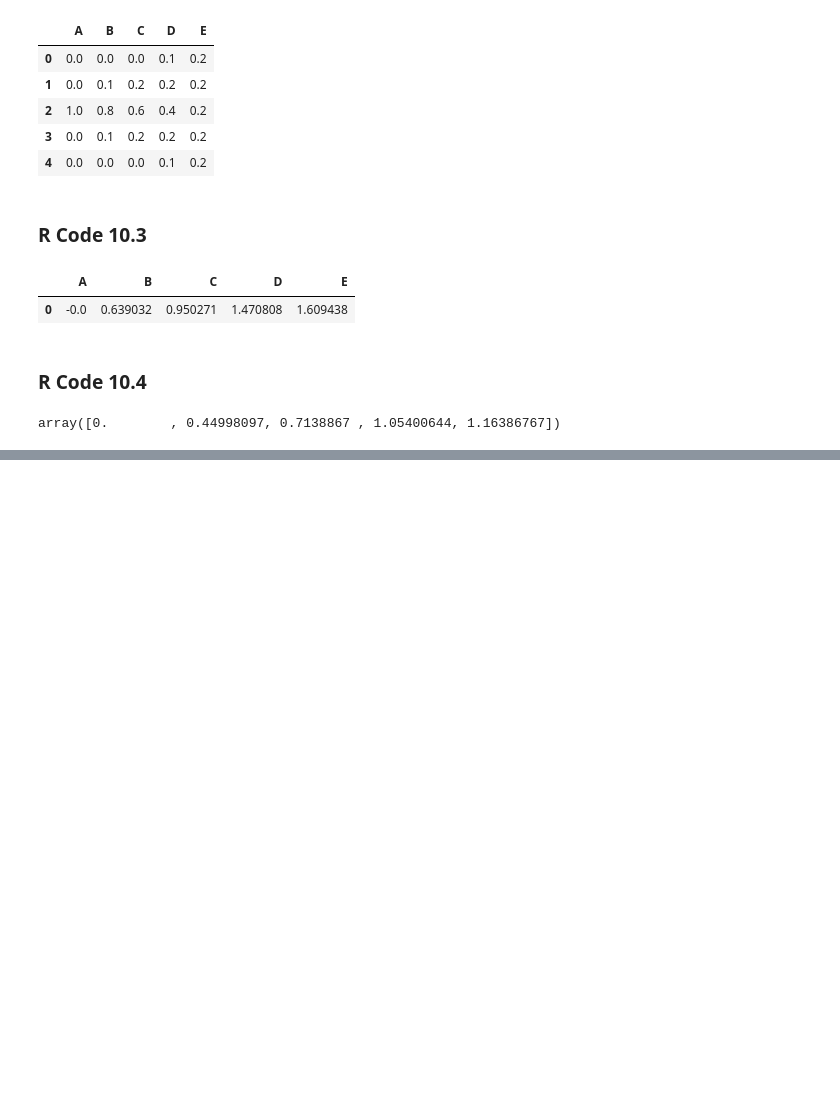
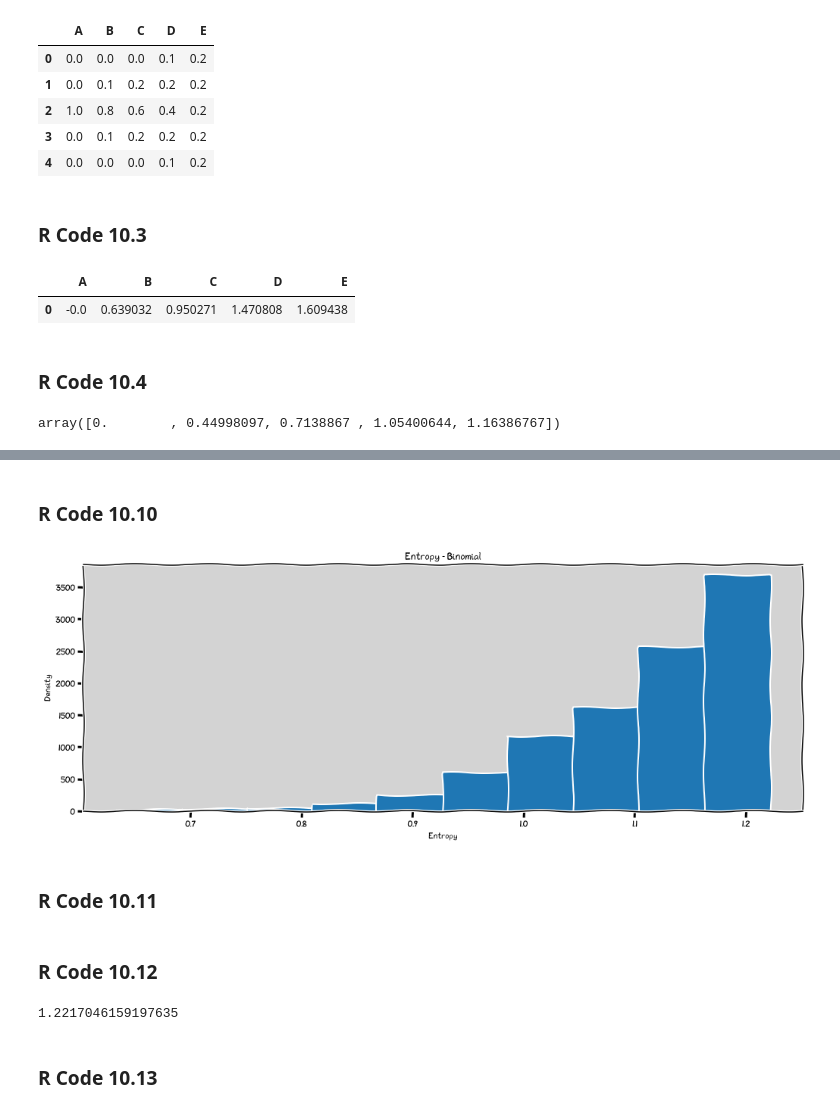
Before and after one commit to rodolphomacedo/statistical_rethinking_pt_BR, a Jupyter notebook: parte_10.ipynb, the cells around one changed output, grey strips where cells are left out. Saved outputs shown, nothing was run; the diff lists cells and outputs as text; code cells hidden in the pictures; blank space fills up the shorter version.

```diff
--- a/parte_10.ipynb
+++ b/parte_10.ipynb
@@ -126,0 +178,28 @@ plt.show()
+# %%
+def sim_p(G=1.4):
+    x = np.random.uniform(0, 1, size=4)
+    x[3] = 0  # Removing the last random number x4
+
+    x[3] = ( G * np.sum(x) - x[1] - x[2] ) / (2 - G)
+
+    p = x / np.sum(x)
+
+    return [-np.sum(p * np.log(p)), p]
+# %% [markdown]
+### R Code 10.10
+# %%
+H = pd.DataFrame([ sim_p(1.4) for _ in range(10000)], columns=('entropies', 'distributions'))
+
+plt.figure(figsize=(17, 6))
+
+plt.hist(H.entropies)
+
+plt.title('Entropy - Binomial')
+plt.xlabel('Entropy')
+plt.ylabel('Density')
+
+plt.show()
+# %% [output]
+[figure, added]
+# %% [markdown]
+### R Code 10.11
@@ -126,0 +209,8 @@ plt.show()
+# %% [markdown]
+### R Code 10.12
+# %%
+H.entropies.max()
+# %% [output]
+1.2217046159197635
+# %% [markdown]
+### R Code 10.13
```
Also changed, not shown: parts of 12 cells of this notebook.
